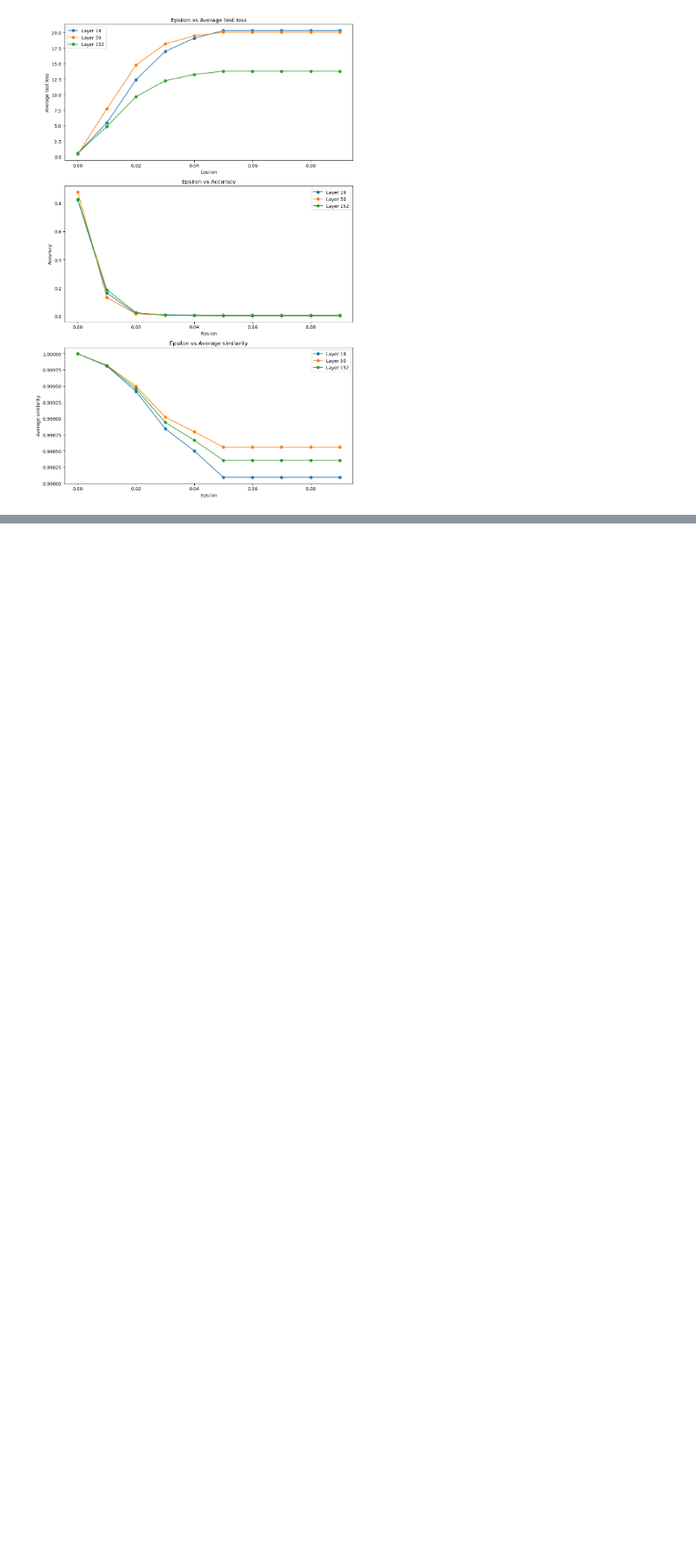
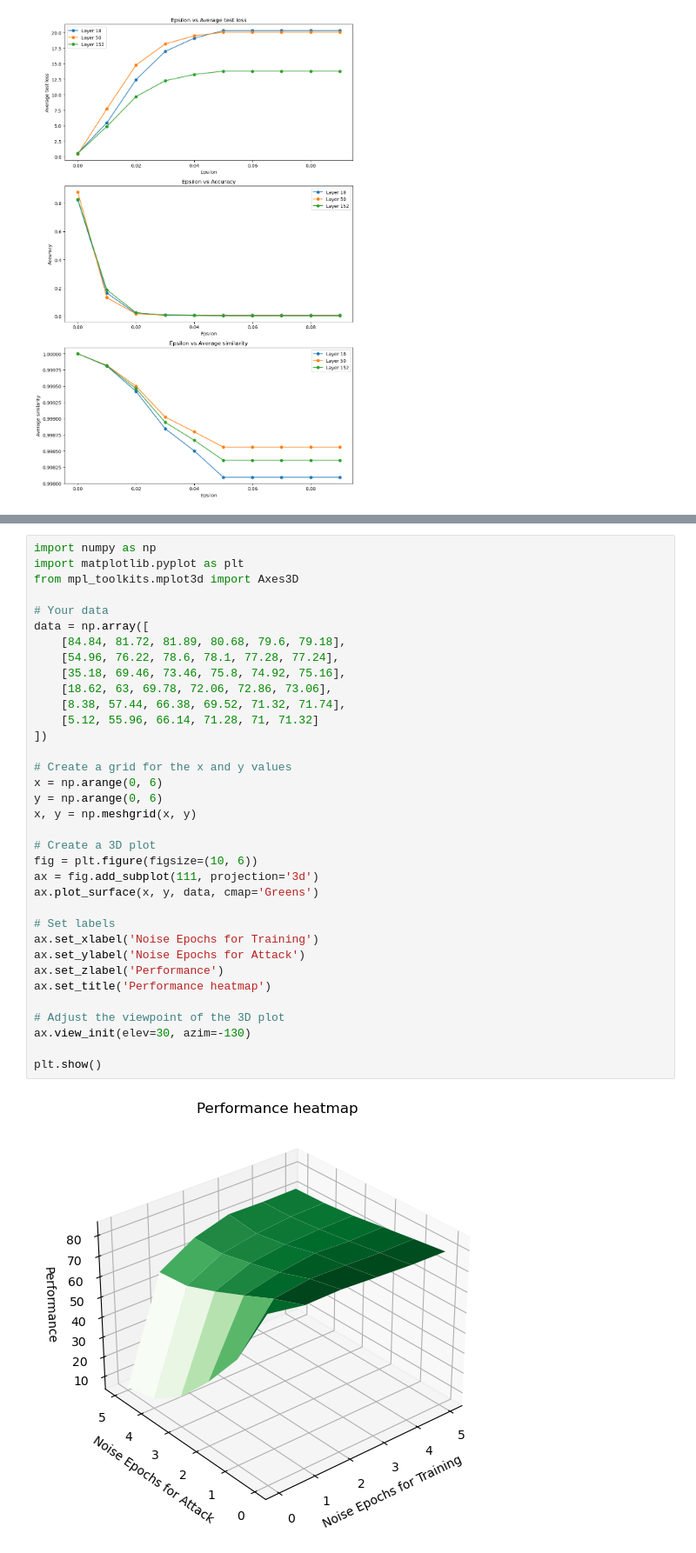
Before and after one commit to tklsimon/adversarial-attack, a Jupyter notebook: PGD vs FGSM grid Visualizing.ipynb, the cells around one changed output, grey strips where cells are left out. Shown at 87% size. Cells and saved outputs as stored; diff of their text form; blank space fills up the shorter version.

```diff
--- a/PGD vs FGSM grid Visualizing.ipynb
+++ b/PGD vs FGSM grid Visualizing.ipynb
@@ -173,0 +204,37 @@ plt.show()
+# %%
+import numpy as np
+import matplotlib.pyplot as plt
+from mpl_toolkits.mplot3d import Axes3D
+
+# Your data
+data = np.array([
+    [84.84, 81.72, 81.89, 80.68, 79.6, 79.18],
+    [54.96, 76.22, 78.6, 78.1, 77.28, 77.24],
+    [35.18, 69.46, 73.46, 75.8, 74.92, 75.16],
+    [18.62, 63, 69.78, 72.06, 72.86, 73.06],
+    [8.38, 57.44, 66.38, 69.52, 71.32, 71.74],
+    [5.12, 55.96, 66.14, 71.28, 71, 71.32]
+])
+
+# Create a grid for the x and y values
+x = np.arange(0, 6)
+y = np.arange(0, 6)
+x, y = np.meshgrid(x, y)
+
+# Create a 3D plot
+fig = plt.figure(figsize=(10, 6))
+ax = fig.add_subplot(111, projection='3d')
+ax.plot_surface(x, y, data, cmap='Greens')
+
+# Set labels
+ax.set_xlabel('Noise Epochs for Training')
+ax.set_ylabel('Noise Epochs for Attack')
+ax.set_zlabel('Performance')
+ax.set_title('Performance heatmap')
+
+# Adjust the viewpoint of the 3D plot
+ax.view_init(elev=30, azim=-130)
+
+plt.show()
+# %% [output]
+[figure, added]
```
Also changed, not shown: parts of 1 cell of this notebook.
